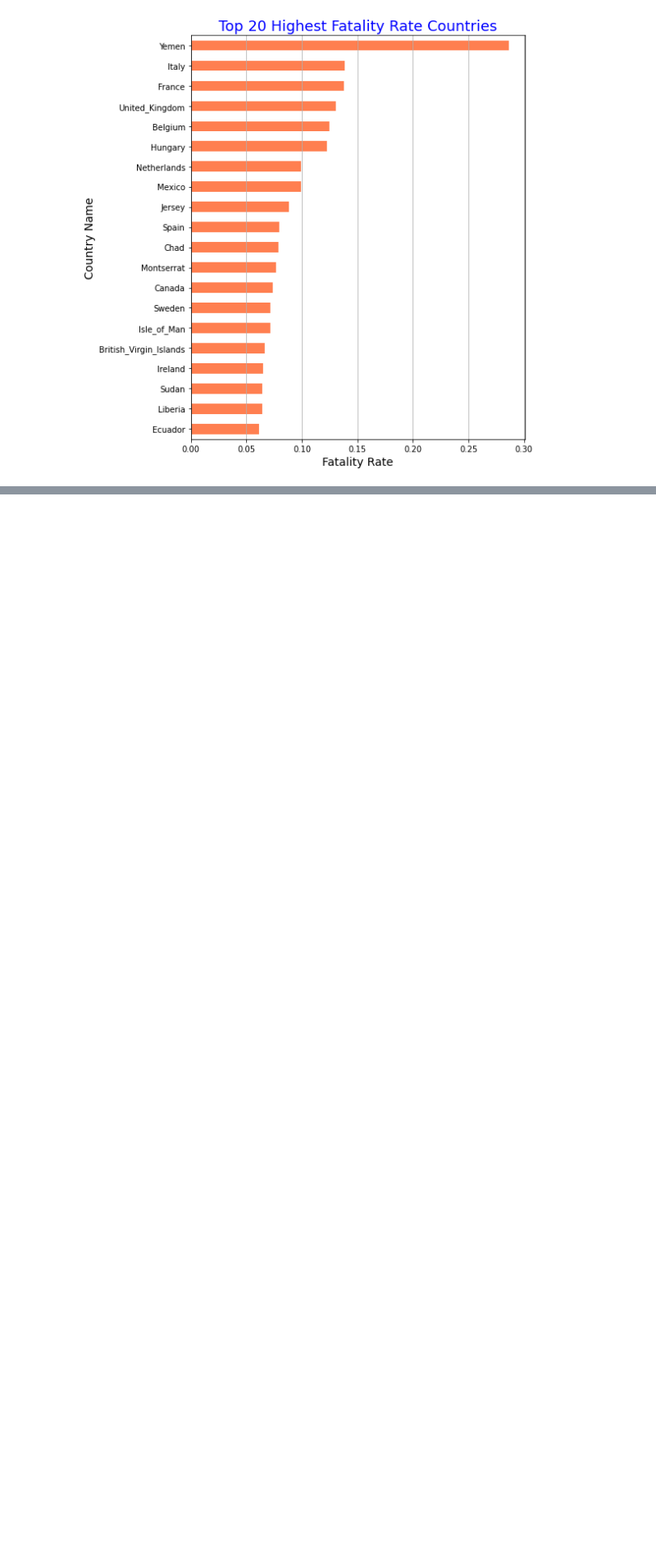
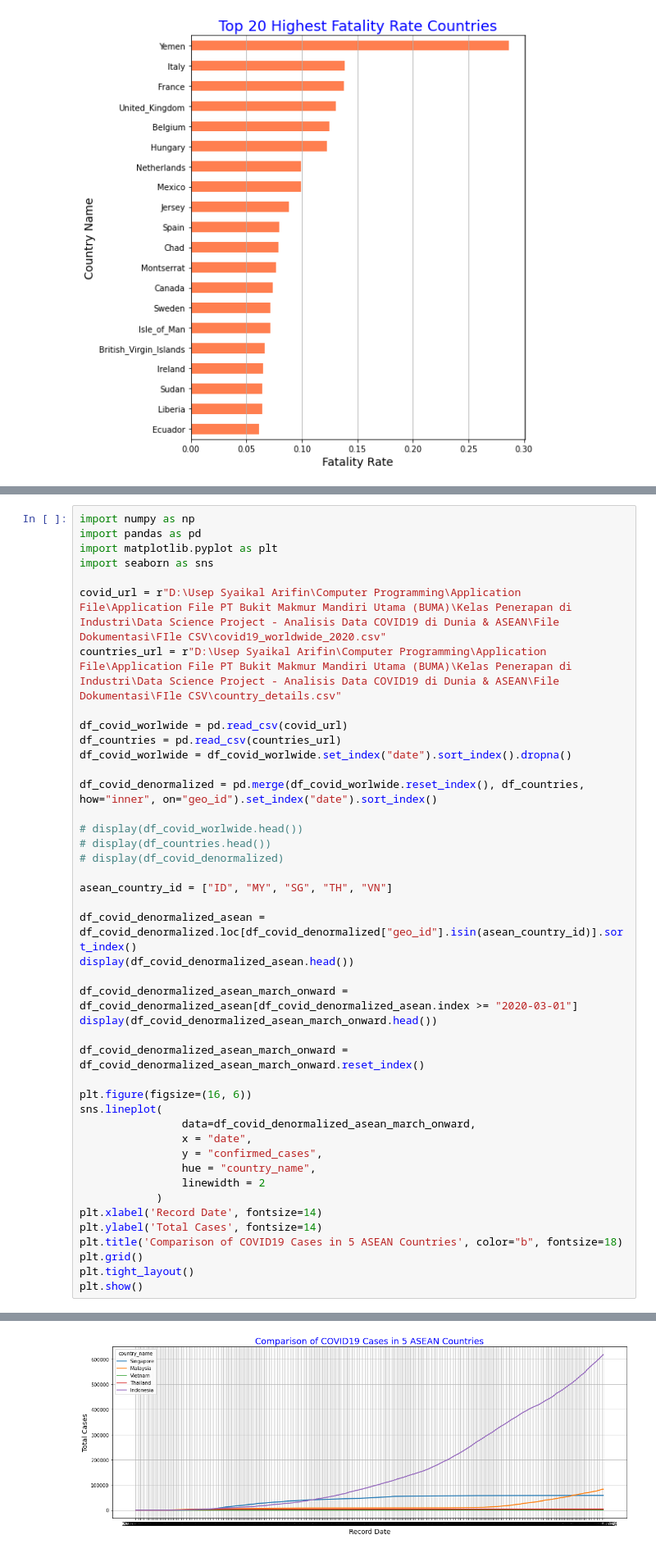
Before and after one commit to UsepSyaikalArifin/Application-File-PT-Bukit-Makmur-Mandiri-Utama-BUMA-, a Jupyter notebook: Kelas Penerapan di Industri/Data Science Project - Analisis Data COVID19 di Dunia & ASEAN/Jupyter Notebook/main.ipynb, the cells around one changed output, grey strips where cells are left out. Shown: that part at 82% size. Cells and saved outputs as stored; diff of their text form; blank space fills up the shorter version.

Commit message:
FInish Data Science Project - Analisis Data COVID19 di Dunia & ASEAN

```diff
--- a/Kelas Penerapan di Industri/Data Science Project - Analisis Data COVID19 di Dunia & ASEAN/Jupyter Notebook/main.ipynb
+++ b/Kelas Penerapan di Industri/Data Science Project - Analisis Data COVID19 di Dunia & ASEAN/Jupyter Notebook/main.ipynb
@@ -357,0 +524,44 @@ plt.show()
+# %%
+import numpy as np
+import pandas as pd
+import matplotlib.pyplot as plt
+import seaborn as sns
+
+covid_url = r"D:\Usep Syaikal Arifin\Computer Programming\Application File\Application File PT Bukit Makmur Mandiri Utama (BUMA)\Kelas Penerapan di Industri\Data Science Project - Analisis Data COVID19 di Dunia & ASEAN\File Dokumentasi\FIle CSV\covid19_worldwide_2020.csv"
+countries_url = r"D:\Usep Syaikal Arifin\Computer Programming\Application File\Application File PT Bukit Makmur Mandiri Utama (BUMA)\Kelas Penerapan di Industri\Data Science Project - Analisis Data COVID19 di Dunia & ASEAN\File Dokumentasi\FIle CSV\country_details.csv"
+
+df_covid_worlwide = pd.read_csv(covid_url)
+df_countries = pd.read_csv(countries_url)
+df_covid_worlwide = df_covid_worlwide.set_index("date").sort_index().dropna()
+
+df_covid_denormalized = pd.merge(df_covid_worlwide.reset_index(), df_countries, how="inner", on="geo_id").set_index("date").sort_index()
+
+# display(df_covid_worlwide.head())
+# display(df_countries.head())
+# display(df_covid_denormalized)
+
+asean_country_id = ["ID", "MY", "SG", "TH", "VN"]
+
+df_covid_denormalized_asean = df_covid_denormalized.loc[df_covid_denormalized["geo_id"].isin(asean_country_id)].sort_index()
+display(df_covid_denormalized_asean.head())
+
+df_covid_denormalized_asean_march_onward = df_covid_denormalized_asean[df_covid_denormalized_asean.index >= "2020-03-01"]
+display(df_covid_denormalized_asean_march_onward.head())
+
+df_covid_denormalized_asean_march_onward = df_covid_denormalized_asean_march_onward.reset_index()
+
+plt.figure(figsize=(16, 6))
+sns.lineplot(
+                data=df_covid_denormalized_asean_march_onward,
+                x = "date",
+                y = "confirmed_cases",
+                hue = "country_name",
+                linewidth = 2
+            )
+plt.xlabel('Record Date', fontsize=14)
+plt.ylabel('Total Cases', fontsize=14)
+plt.title('Comparison of COVID19 Cases in 5 ASEAN Countries', color="b", fontsize=18)
+plt.grid()
+plt.tight_layout()
+plt.show()
+# %% [output]
@@ -357,0 +582 @@ plt.show()
+[figure, added]
```
Also changed, not shown: parts of 9 cells of this notebook.
